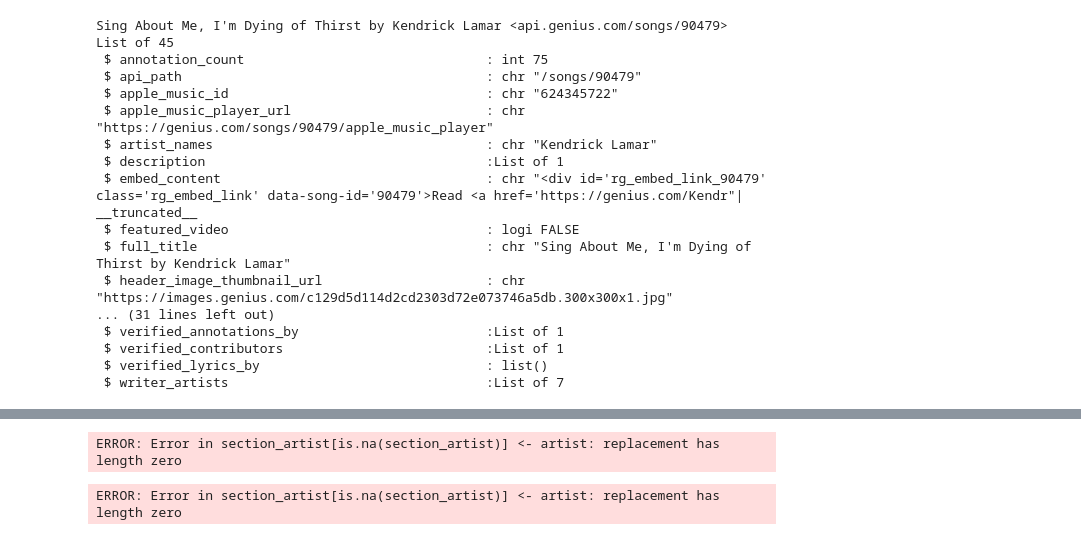
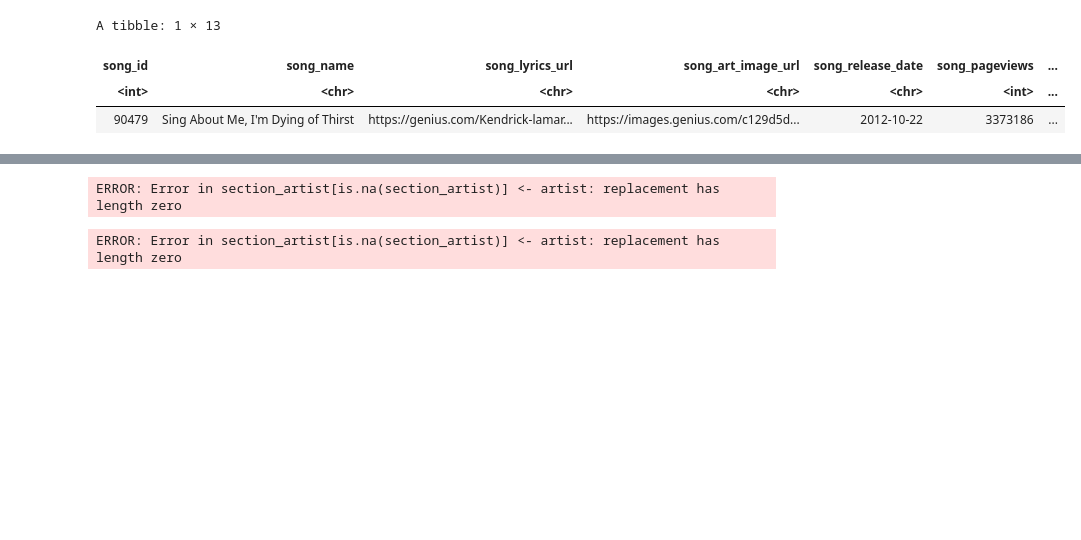
Before and after one commit to ryan-mooore/data201, a Jupyter notebook: genius.ipynb, the cells around one changed output, grey strips where cells are left out. Cells and saved outputs as stored; diff of their text form; code cells hidden in the pictures; blank space fills up the shorter version.

```diff
--- a/genius.ipynb
+++ b/genius.ipynb
@@ -25,20 +38,7 @@ search_genius_artist(artist_name = 'Arctic Monkeys') %>% kable()
 # %%
-get_song(song_id = 90479)
+get_song_df(song_id = 90479)
 # %% [output]
-Sing About Me, I'm Dying of Thirst by Kendrick Lamar <api.genius.com/songs/90479>
-List of 45
- $ annotation_count                               : int 75
- $ api_path                                       : chr "/songs/90479"
- $ apple_music_id                                 : chr "624345722"
- $ apple_music_player_url                         : chr "https://genius.com/songs/90479/apple_music_player"
- $ artist_names                                   : chr "Kendrick Lamar"
- $ description                                    :List of 1
- $ embed_content                                  : chr "<div id='rg_embed_link_90479' class='rg_embed_link' data-song-id='90479'>Read <a href='https://genius.com/Kendr"| __truncated__
- $ featured_video                                 : logi FALSE
- $ full_title                                     : chr "Sing About Me, I'm Dying of Thirst by Kendrick Lamar"
- $ header_image_thumbnail_url                     : chr "https://images.genius.com/c129d5d114d2cd2303d72e073746a5db.300x300x1.jpg"
-... (31 lines left out)
- $ verified_annotations_by                        :List of 1
- $ verified_contributors                          :List of 1
- $ verified_lyrics_by                             : list()
- $ writer_artists                                 :List of 7
+A tibble: 1 × 13
+| song_id | song_name | song_lyrics_url | song_art_image_url | song_release_date | song_pageviews | ... |
+| <int> | <chr> | <chr> | <chr> | <chr> | <int> | ... |
+| 90479 | Sing About Me, I'm Dying of Thirst | https://genius.com/Kendrick-lamar... | https://images.genius.com/c129d5d... | 2012-10-22 | 3373186 | ... |
```
Also changed, not shown: parts of 5 cells of this notebook, 1 other file.
